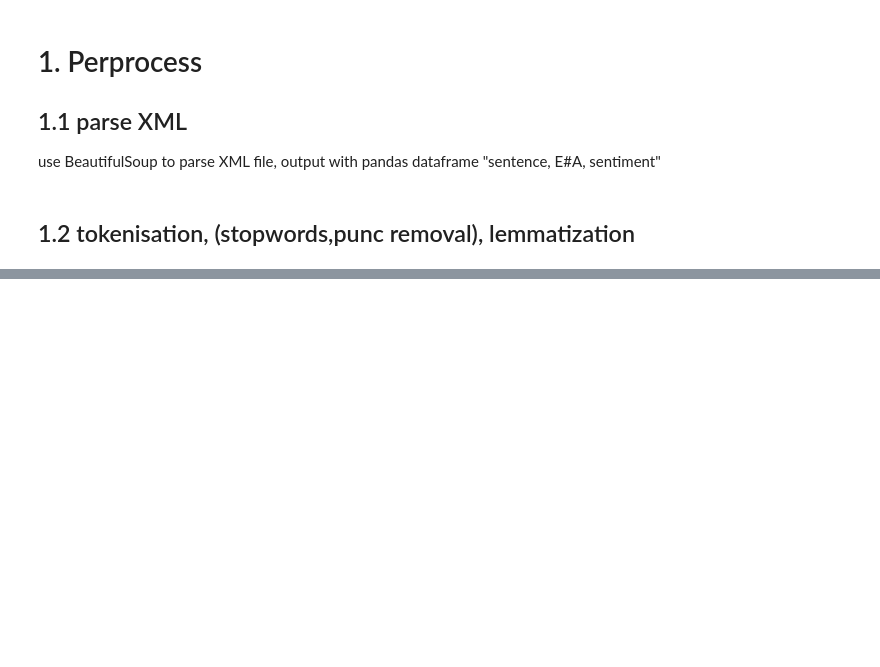
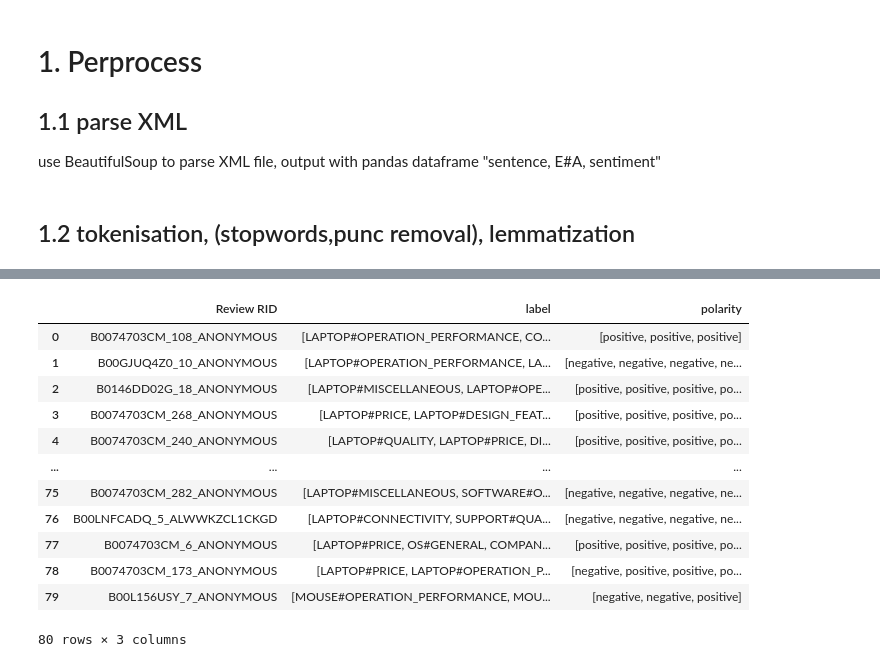
Before and after one commit to xinpengwoo/UoB, a Jupyter notebook: NLP/Proj/main.ipynb, the cells around one changed output, grey strips where cells are left out. Cells and saved outputs as stored; diff of their text form; code cells hidden in the pictures; blank space fills up the shorter version.

```diff
--- a/NLP/Proj/main.ipynb
+++ b/NLP/Proj/main.ipynb
@@ -36,6 +36,34 @@ def parseXML(path):
           f"{len(soup.find_all('Opinions'))}({len(soup.find_all('sentence'))}).")
 
     return df
+# %%
+def parseXML_p2(path):
+    with open(path) as xmldata:
+        soup = BeautifulSoup(xmldata, "xml")
+    # Create empty lists to store the extracted data
+    review_rids = []
+    categories = []
+    polarities = []
+    for review in soup.find_all('Review'):
+        s_categories = []
+        s_polarities = []
+        for opinion in review.find_all('Opinion'):
+            if opinion is not None:
+                s_categories.append(opinion['category'])
+                s_polarities.append(opinion['polarity'])
+        categories.append(s_categories)
+        polarities.append(s_polarities)
+        review_rids.append(review['rid'])
+
+
+    # Create a pandas dataframe from the extracted data
+    df = pd.DataFrame({'Review RID': review_rids,
+                       'label': categories,
+                       'polarity': polarities})
+    print(f'{path.split("/")[-1]} has been parsed. The number of reviews with opinions is '
+          f"{len(soup.find_all('Review'))}({len(df['label'])}).")
+
+    return df
 # %%
 # # Data analysis
 # import matplotlib.pyplot as plt
@@ -373,0 +496,16 @@ weighted avg       0.72      0.74      0.72       801
+# %%
+Laptops_Test_p2_gold
+# %% [output]
+|  | Review RID | label | polarity |
+| 0 | B0074703CM_108_ANONYMOUS | [LAPTOP#OPERATION_PERFORMANCE, CO... | [positive, positive, positive] |
+| 1 | B00GJUQ4Z0_10_ANONYMOUS | [LAPTOP#OPERATION_PERFORMANCE, LA... | [negative, negative, negative, ne... |
+| 2 | B0146DD02G_18_ANONYMOUS | [LAPTOP#MISCELLANEOUS, LAPTOP#OPE... | [positive, positive, positive, po... |
+| 3 | B0074703CM_268_ANONYMOUS | [LAPTOP#PRICE, LAPTOP#DESIGN_FEAT... | [positive, positive, positive, po... |
+| 4 | B0074703CM_240_ANONYMOUS | [LAPTOP#QUALITY, LAPTOP#PRICE, DI... | [positive, positive, positive, po... |
+| ... | ... | ... | ... |
+| 75 | B0074703CM_282_ANONYMOUS | [LAPTOP#MISCELLANEOUS, SOFTWARE#O... | [negative, negative, negative, ne... |
+| 76 | B00LNFCADQ_5_ALWWKZCL1CKGD | [LAPTOP#CONNECTIVITY, SUPPORT#QUA... | [negative, negative, negative, ne... |
+| 77 | B0074703CM_6_ANONYMOUS | [LAPTOP#PRICE, OS#GENERAL, COMPAN... | [positive, positive, positive, po... |
+| 78 | B0074703CM_173_ANONYMOUS | [LAPTOP#PRICE, LAPTOP#OPERATION_P... | [negative, positive, positive, po... |
+| 79 | B00L156USY_7_ANONYMOUS | [MOUSE#OPERATION_PERFORMANCE, MOU... | [negative, negative, positive] |
+80 rows × 3 columns
```
Also changed, not shown: parts of 23 cells of this notebook.
